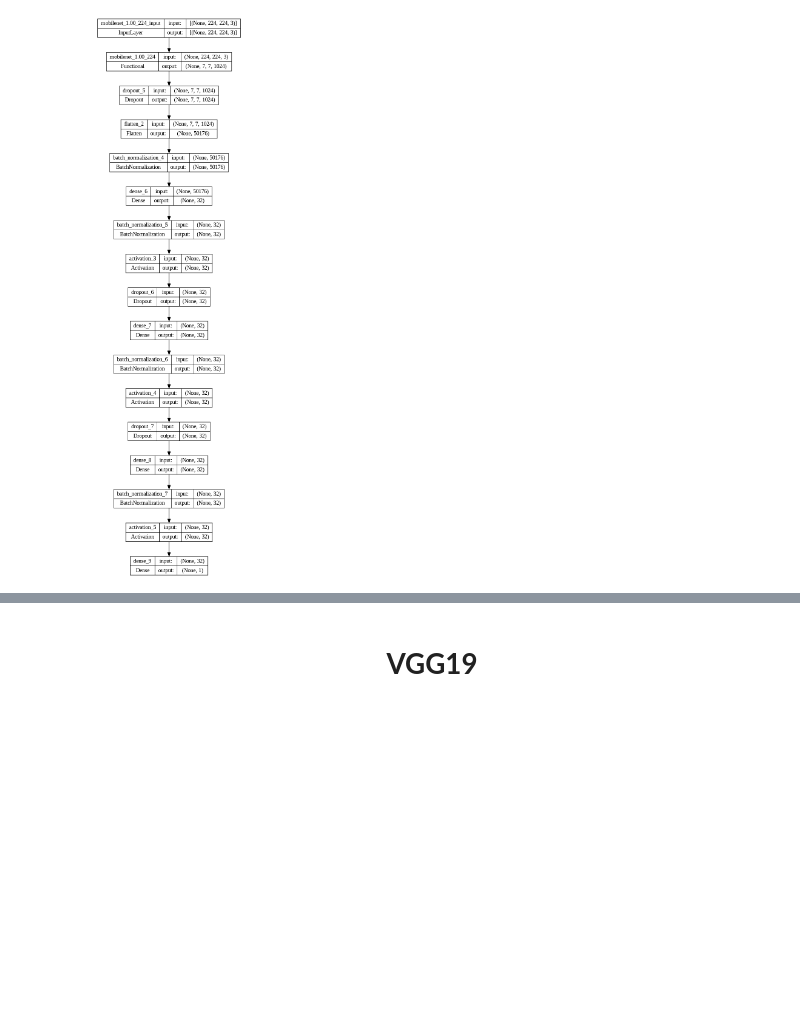
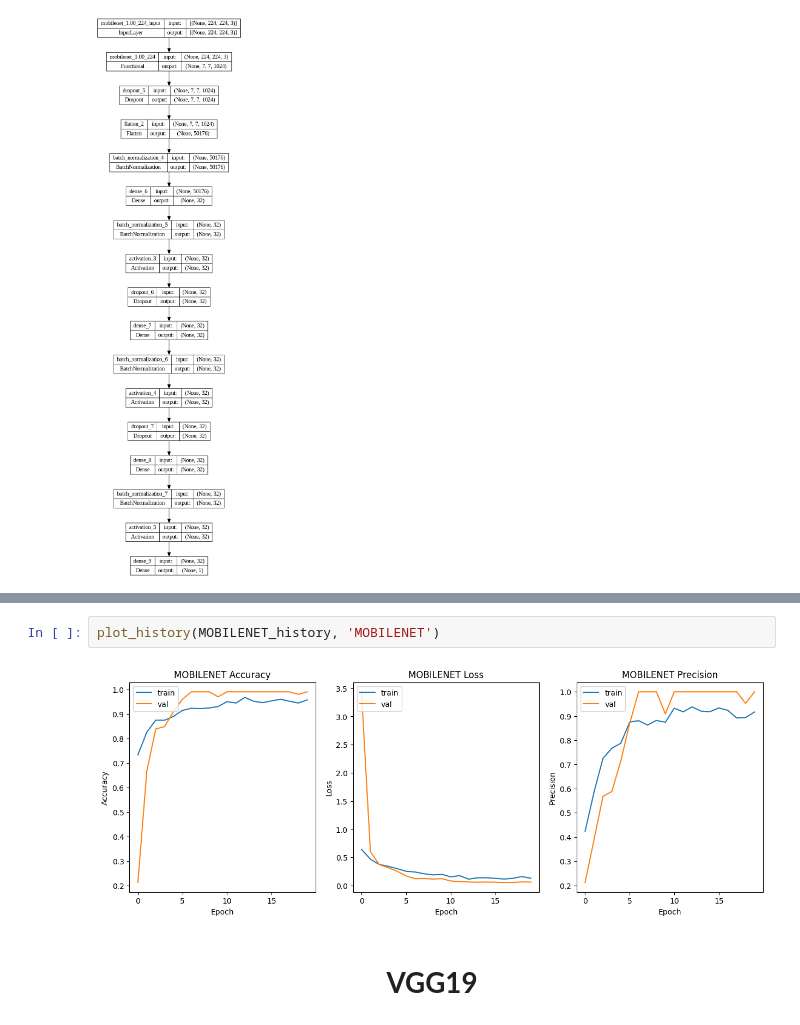
Before and after one commit to rumbleFTW/lung-cancer-detection, a Jupyter notebook: notebook.ipynb, the cells around one changed output, grey strips where cells are left out. Cells and saved outputs as stored; diff of their text form; blank space fills up the shorter version.

```diff
--- a/notebook.ipynb
+++ b/notebook.ipynb
@@ -504,3 +538,7 @@ MOBILENET_scores = MOBILENET.evaluate(test_dataset, verbose=1)
+# %%
+plot_history(MOBILENET_history, 'MOBILENET')
+# %% [output]
+[figure, added]
 # %% [markdown]
 <h1 align="center" ><a id='vgg19'><b>VGG19<b></a></h1>
 # %%
```
Also changed, not shown: parts of 34 cells of this notebook, 1 other file.
